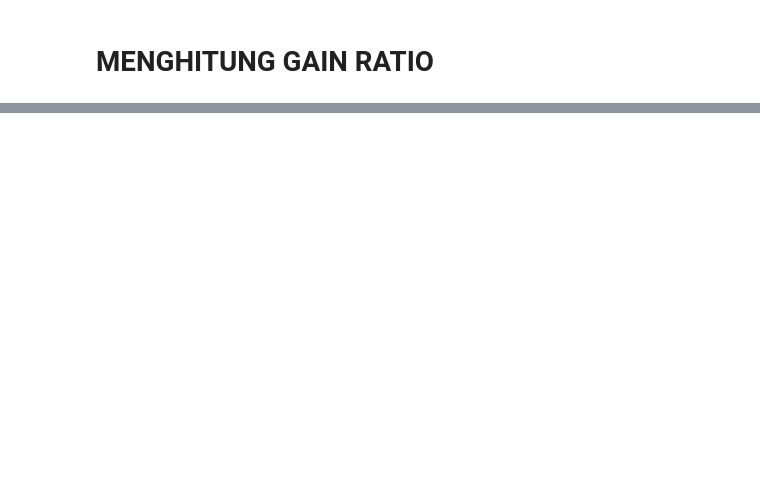
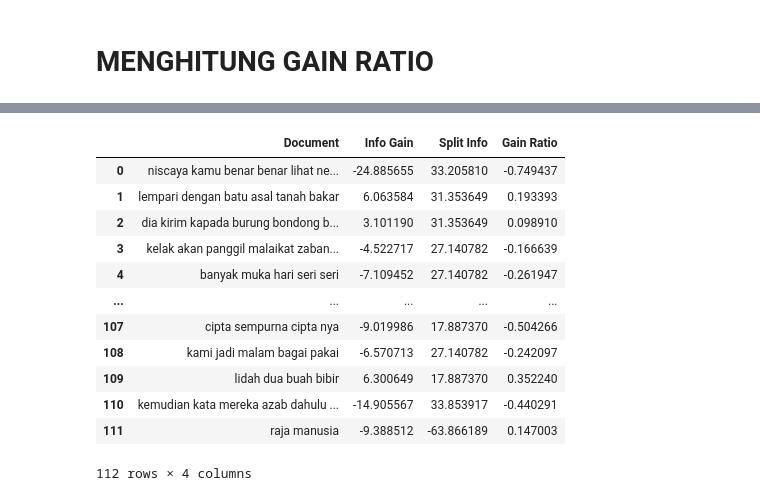
Before and after one commit to MaulanaRizal/SPAM-CLassification-C5.0--bahasa-indonesia-, a Jupyter notebook: implementasi c5.ipynb, the cells around one changed output, grey strips where cells are left out. Drawn from its saved outputs; the diff is of its cells as text; code cells hidden in the pictures; blank space fills up the shorter version.

```diff
--- a/implementasi c5.ipynb
+++ b/implementasi c5.ipynb
@@ -307,0 +299,8 @@ InfoGain
+# %%
+a = data_train.tolist()
+data = {
+    'Document' : a,
+    'Info Gain': Gain
+}
+df = pd.DataFrame(data, columns = ['Document','Info Gain'])
+df
@@ -371,0 +403,17 @@ GainRatio
+# %%
+df['Gain Ratio'] = GainRatio
+df
+# %% [output]
+|  | Document | Info Gain | Split Info | Gain Ratio |
+| 0 | niscaya kamu benar benar lihat ne... | -24.885655 | 33.205810 | -0.749437 |
+| 1 | lempari dengan batu asal tanah bakar | 6.063584 | 31.353649 | 0.193393 |
+| 2 | dia kirim kapada burung bondong b... | 3.101190 | 31.353649 | 0.098910 |
+| 3 | kelak akan panggil malaikat zaban... | -4.522717 | 27.140782 | -0.166639 |
+| 4 | banyak muka hari seri seri | -7.109452 | 27.140782 | -0.261947 |
+| ... | ... | ... | ... | ... |
+| 107 | cipta sempurna cipta nya | -9.019986 | 17.887370 | -0.504266 |
+| 108 | kami jadi malam bagai pakai | -6.570713 | 27.140782 | -0.242097 |
+| 109 | lidah dua buah bibir | 6.300649 | 17.887370 | 0.352240 |
+| 110 | kemudian kata mereka azab dahulu ... | -14.905567 | 33.853917 | -0.440291 |
+| 111 | raja manusia | -9.388512 | -63.866189 | 0.147003 |
+112 rows × 4 columns
```
Also changed, not shown: parts of 10 cells of this notebook, 2 other files.
